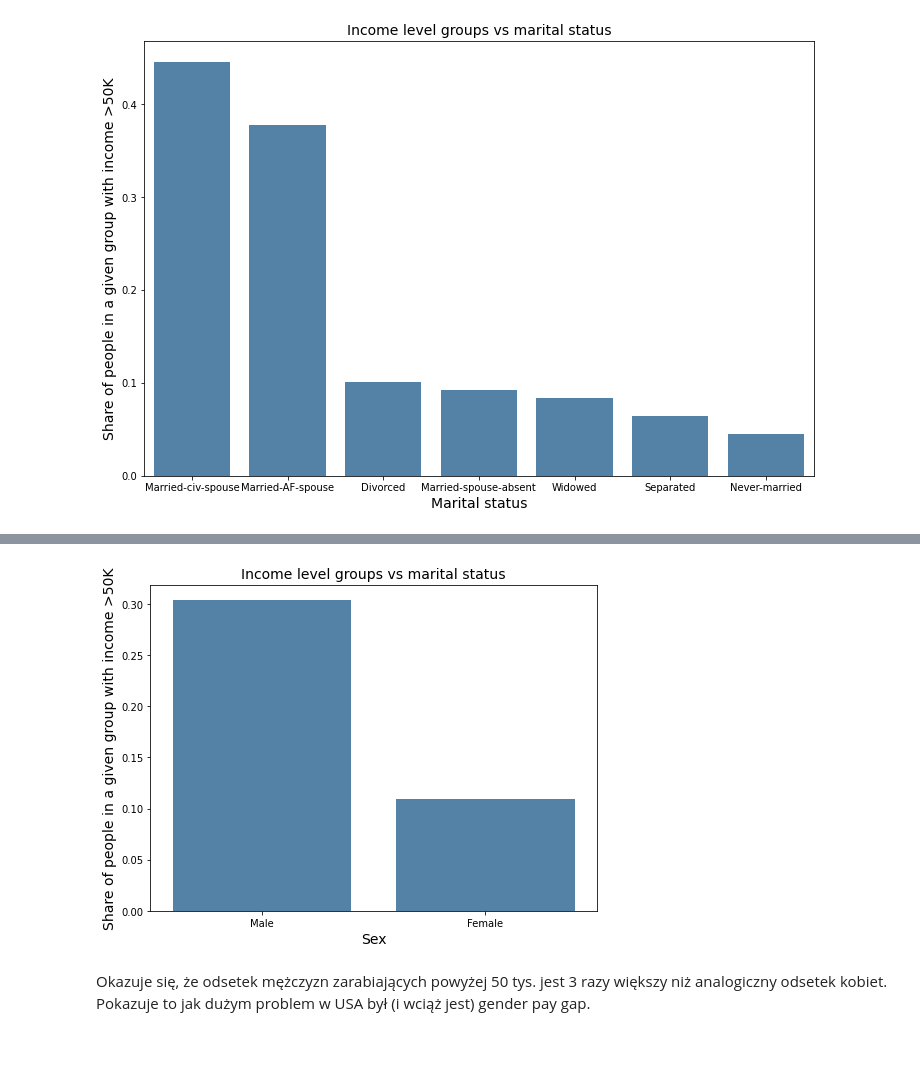
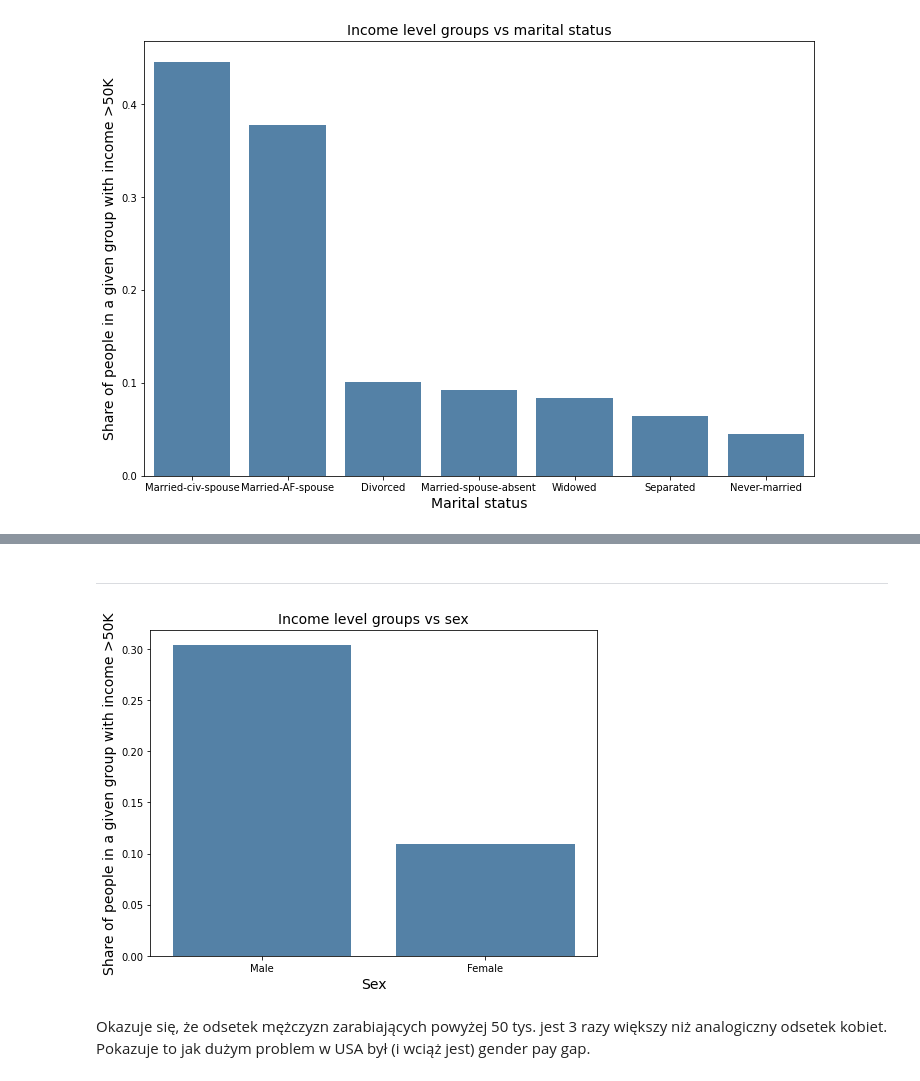
Before and after one commit to pablo2811/salary-predictive, a Jupyter notebook: EDA.ipynb, the cells around one changed output, grey strips where cells are left out. Cells and saved outputs as stored; diff of their text form; code cells hidden in the pictures; blank space fills up the shorter version.

```diff
--- a/EDA.ipynb
+++ b/EDA.ipynb
@@ -344,12 +408,14 @@ Największą szansę na duże zarobki mają teoretycznie osoby w związku małż
+# %% [markdown]
+***
 # %%
 sex_plot_data = df.groupby("sex")[">50K"].mean().sort_values(ascending = False).reset_index()
 plt.figure(figsize = (8, 6))
 sns.barplot(data = sex_plot_data, x = "sex", y = ">50K", color = "steelblue")
-plt.title("Income level groups vs marital status", fontsize=14)
+plt.title("Income level groups vs sex", fontsize=14)
 plt.xlabel("Sex", fontsize=14)
 plt.ylabel("Share of people in a given group with income >50K", fontsize=14)
 plt.show()
 # %% [output]
-[figure, old version]
+[figure, new version]
 # %% [markdown]
 Okazuje się, że odsetek mężczyzn zarabiających powyżej 50 tys. jest 3 razy większy niż analogiczny odsetek kobiet. Pokazuje to jak dużym problem w USA był (i wciąż jest) gender pay gap.
```
Also changed, not shown: parts of 30 cells of this notebook.
